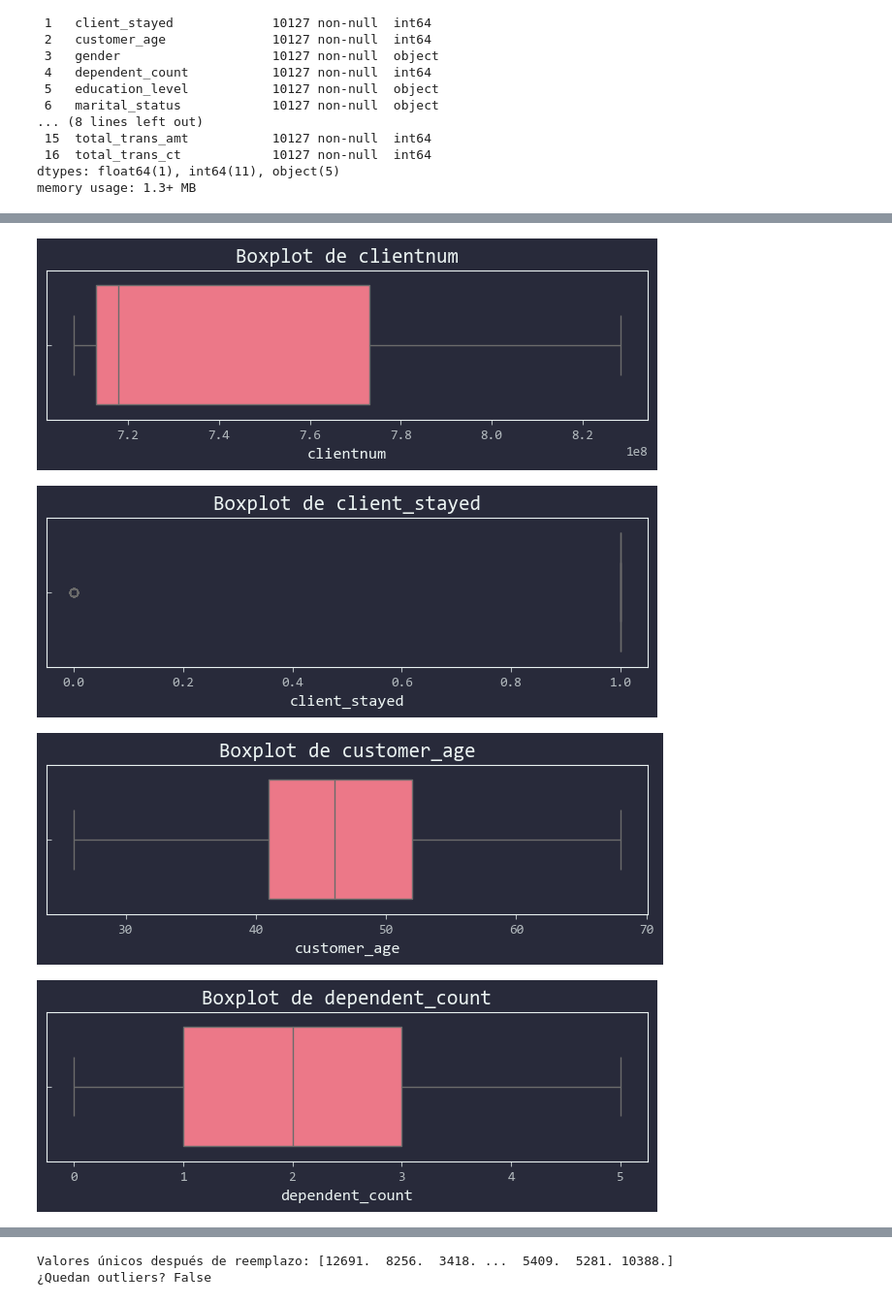
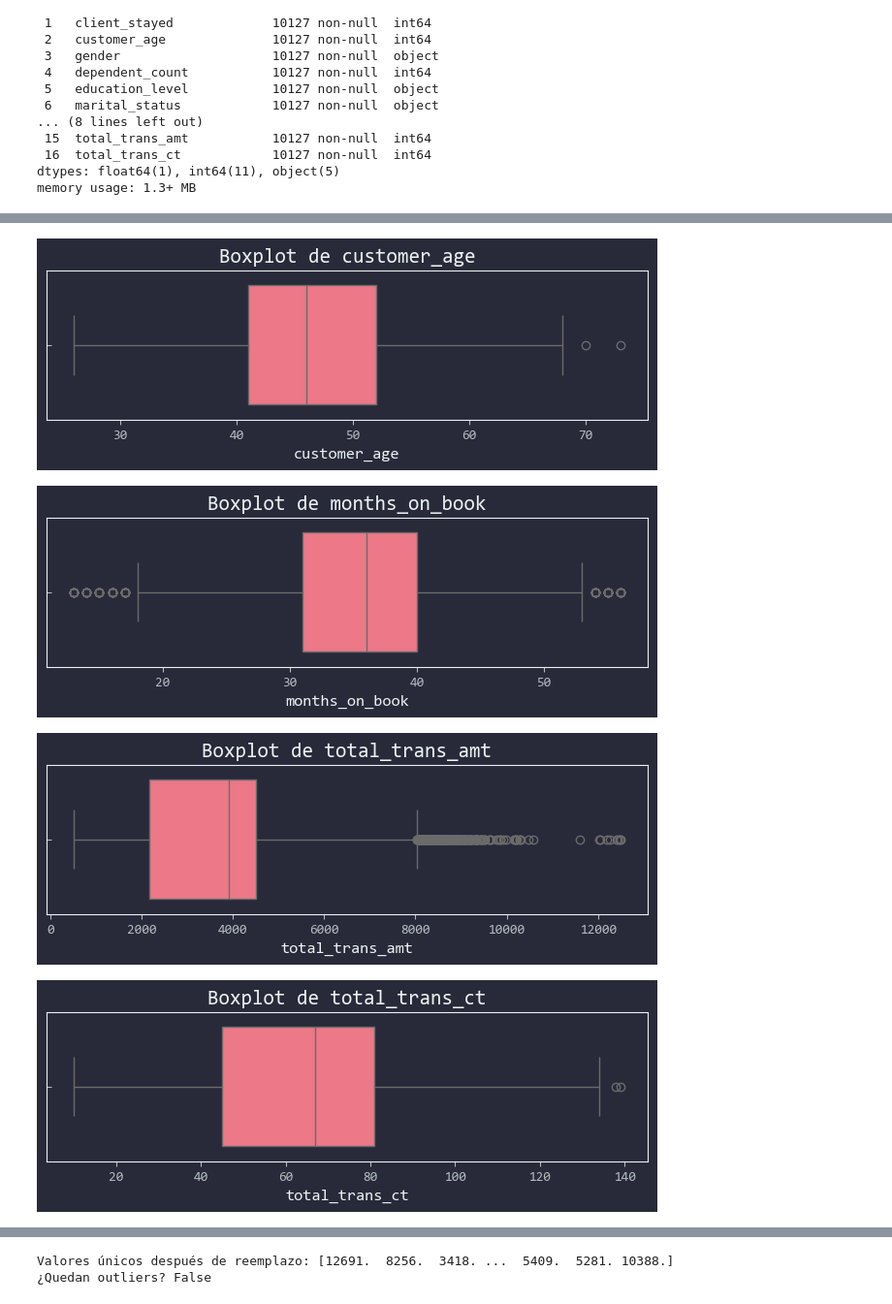
Before and after one commit to Toutl/Data-Processing-Laboratory, a Jupyter notebook: Examenes/III/01_demien.ipynb, the cells around one changed output, grey strips where cells are left out. Shown at 97% size. Cells and saved outputs as stored; diff of their text form; code cells hidden in the pictures.

```diff
--- a/Examenes/III/01_demien.ipynb
+++ b/Examenes/III/01_demien.ipynb
@@ -44,13 +35,3 @@ Data columns (total 17 columns):
  16  total_trans_ct            10127 non-null  int64
 dtypes: float64(1), int64(11), object(5)
 memory usage: 1.3+ MB
-# %%
-for col in df.columns:
-    if df[col].dtype == 'int64' or df[col].dtype == 'float64':
-        plt.figure(figsize=(8, 2))
-        sns.boxplot(x=df[col])
-        plt.title(f'Boxplot de {col}')
-        plt.xlabel(f'{col}')
-        plt.show()
-    else:
-        continue
@@ -250,17 +258,17 @@ for columna in columnas_numericas:
 
 #print(df['credit_limit'].unique())
 # %%
-for col in df.columns:
+for col in columnas_numericas:
     if df[col].dtype == 'int64' or df[col].dtype == 'float64':
         plt.figure(figsize=(8, 2))
         sns.boxplot(x=df[col])
         plt.title(f'Boxplot de {col}')
         plt.xlabel(f'{col}')
         plt.show()
     else:
         continue
 # %% [output]
-[figure, old version]
+[figure, new version]
-[figure, old version]
+[figure, new version]
-[figure, old version]
+[figure, new version]
-[figure, old version]
+[figure, new version]
```
Also changed, not shown: parts of 14 cells of this notebook.
